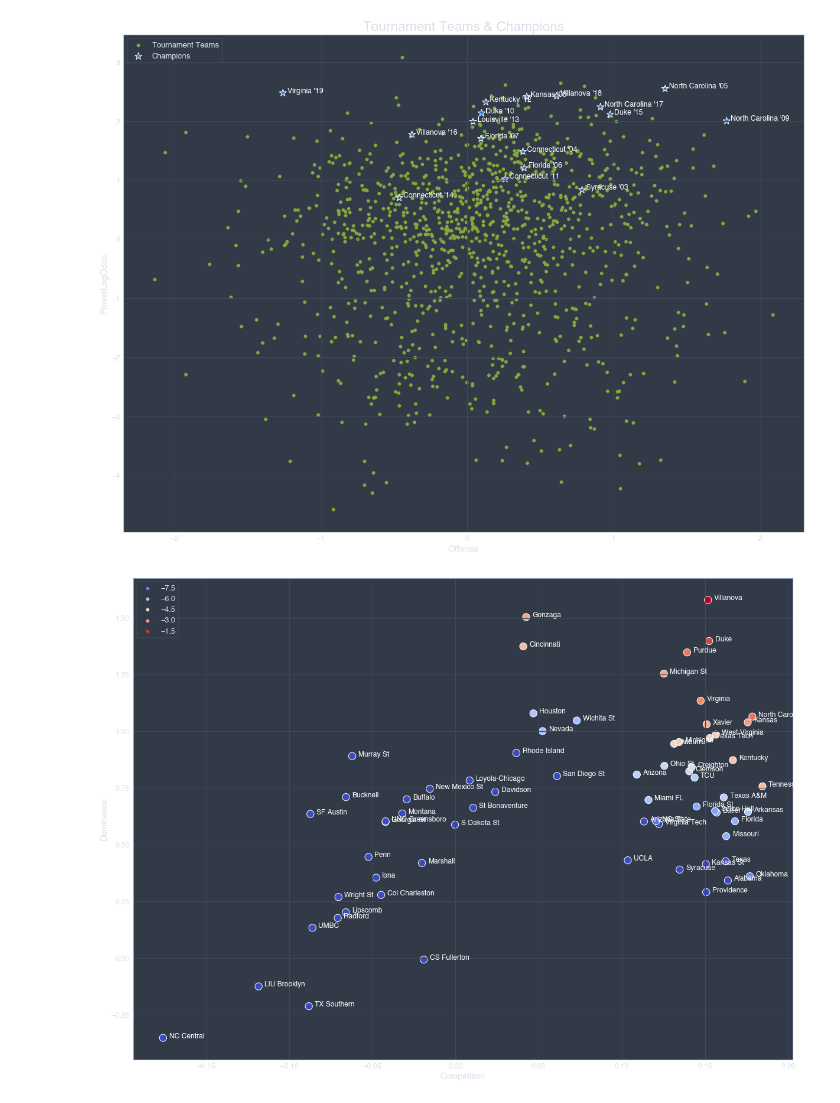
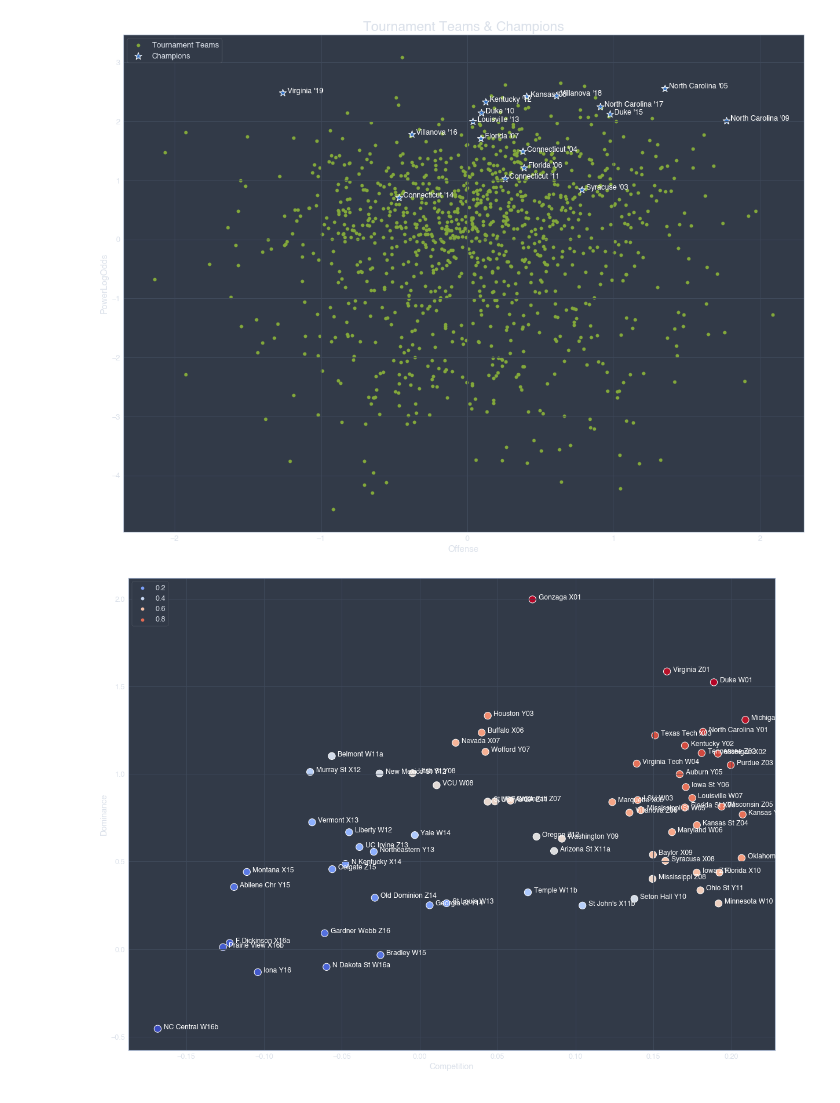
Before and after one commit to jamestwhedbee/jupyter_notebooks, a Jupyter notebook: MarchMadness/PredictMarchMadness.ipynb, the cells around one changed output. Drawn from its saved outputs; the diff is of its cells as text; code cells hidden in the pictures.

```diff
--- a/MarchMadness/PredictMarchMadness.ipynb
+++ b/MarchMadness/PredictMarchMadness.ipynb
@@ -15,7 +15,7 @@ from collections import defaultdict
 # %%
 DATA_DIR = "~/jupyter_notebooks/DATA/MarchMadness"
 # %%
-YEAR = 2018
+YEAR = 2019
 raw_tournament_df = pd.read_csv(f"{DATA_DIR}/output/teams.csv")
 tournament_df = raw_tournament_df[raw_tournament_df["Season"] == YEAR]
 tournament_df
@@ -283,7 +268,7 @@ slots_wins = defaultdict(lambda: defaultdict(int))
 total_stats = defaultdict(lambda: defaultdict(int))
 simulation_progression = []
 
-SIMULATION_ROUNDS = 5000
+SIMULATION_ROUNDS = 25000
 SIM_MOD = SIMULATION_ROUNDS / 10
 TOP_N = 5
 for i in tqdm(range(SIMULATION_ROUNDS)):
@@ -353,7 +338,7 @@ simulation_df = pd.DataFrame([
     for team_id, results_dict in total_stats.items()
 ])
 simulation_df = simulation_df.merge(tournament_df, on="TeamID")[[
-    "TeamID", "TeamName", "Seed",
+    "TeamID", "TeamName", "Seed", "SeedInt",
     "OwnScore_Zscore",
     "OppScore_Zscore",
     "Offense",
@@ -365,7 +350,6 @@ simulation_df = simulation_df.merge(tournament_df, on="TeamID")[[
     "PercentElite8",
     "PercentFinal4",
     "PercentChampion",
-    "Wins"
 ]]
 # %%
 simulation_df["LogOdds"] = np.log(
@@ -375,11 +359,12 @@ simulation_df["LogOdds"] = simulation_df["LogOdds"].fillna(simulation_df["LogOdd
 # %%
 plt.figure(figsize=(20,15));
 scatter_text(
     x=simulation_df["Competition"], y=simulation_df["Dominance"], s=150,
-    hue=simulation_df["LogOdds"],
+    hue=simulation_df["PowerRating"],
     palette=sns.color_palette("coolwarm", as_cmap=True),
-    labelseries=simulation_df["TeamName"], labelcolor="white",
+    labelseries=simulation_df["TeamName"] + " " + simulation_df["Seed"],
+    labelcolor="white",
 );
 plt.legend(loc='upper left');
 # %% [output]
-[figure, old version]
+[figure, new version]
```
Also changed, not shown: parts of 15 cells of this notebook.
